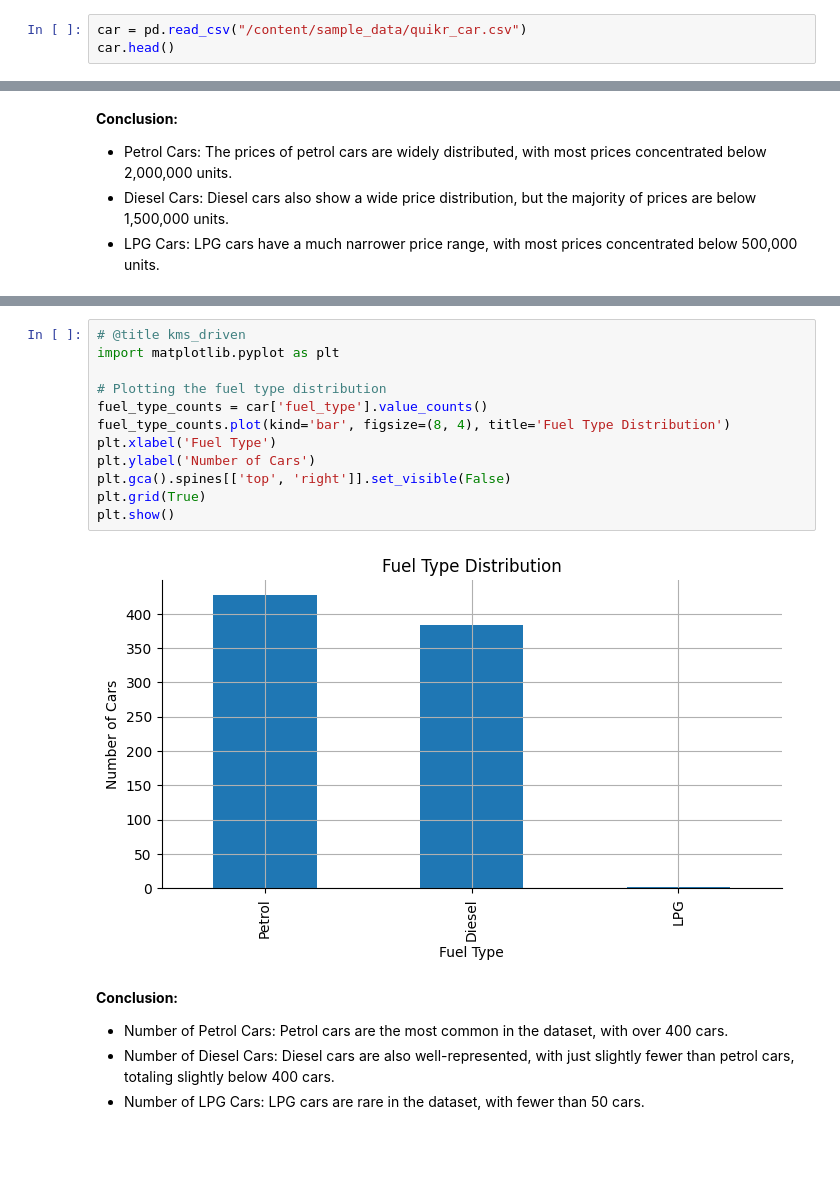
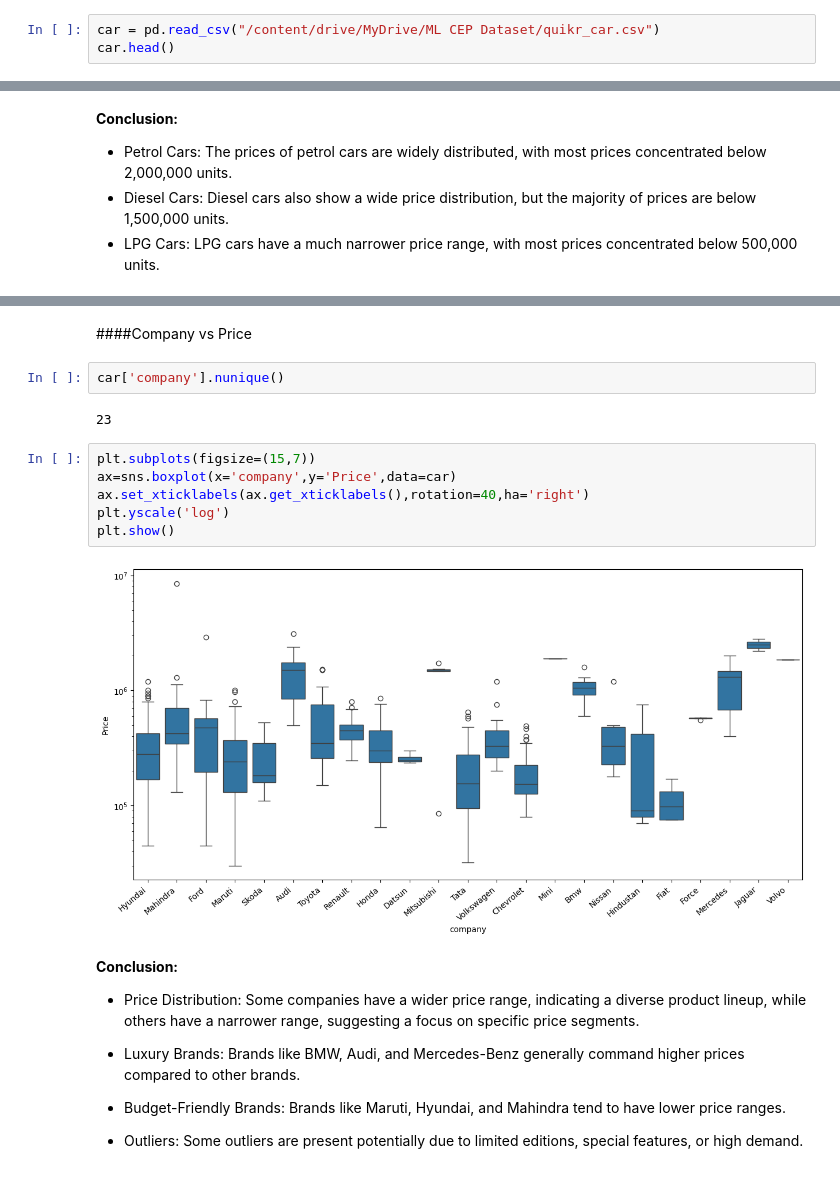
Before and after one commit to syed-ateeb-naveed/ML-CEP, a Jupyter notebook: ML_CEP.ipynb, the cells around one changed output, grey strips where cells are left out. Saved outputs shown, nothing was run; the diff lists cells and outputs as text; blank space fills up the shorter version.

Commit message:
Adjusted sections and added Company vs Price in EDA

```diff
--- a/ML_CEP.ipynb
+++ b/ML_CEP.ipynb
@@ -12,5 +19,5 @@ import pandas as pd
 # %%
-car = pd.read_csv("/content/sample_data/quikr_car.csv")
+car = pd.read_csv("/content/drive/MyDrive/ML CEP Dataset/quikr_car.csv")
 car.head()
 # %% [output]
 |  | name | company | year | Price | kms_driven | fuel_type |
@@ -490,20 +498,25 @@ plt.show()
-# %%
-# @title kms_driven
-import matplotlib.pyplot as plt
-
-# Plotting the fuel type distribution
-fuel_type_counts = car['fuel_type'].value_counts()
-fuel_type_counts.plot(kind='bar', figsize=(8, 4), title='Fuel Type Distribution')
-plt.xlabel('Fuel Type')
-plt.ylabel('Number of Cars')
-plt.gca().spines[['top', 'right']].set_visible(False)
-plt.grid(True)
-plt.show()
-# %% [output]
-[figure, removed]
-# %% [markdown]
-**Conclusion:**
-
-*   Number of Petrol Cars: Petrol cars are the most common in the dataset, with over 400 cars.
-*   Number of Diesel Cars: Diesel cars are also well-represented, with just slightly fewer than petrol cars, totaling slightly below 400 cars.
-*   Number of LPG Cars: LPG cars are rare in the dataset, with fewer than 50 cars.
+# %% [markdown]
+####Company vs Price
+# %%
+car['company'].nunique()
+# %% [output]
+23
+# %%
+plt.subplots(figsize=(15,7))
+ax=sns.boxplot(x='company',y='Price',data=car)
+ax.set_xticklabels(ax.get_xticklabels(),rotation=40,ha='right')
+plt.yscale('log')
+plt.show()
+# %% [output]
+[figure, added]
+# %% [markdown]
+**Conclusion:**
+
+
+
+*   Price Distribution: Some companies have a wider price range, indicating a diverse product lineup, while others have a narrower range, suggesting a focus on specific price segments.
+*   Luxury Brands: Brands like BMW, Audi, and Mercedes-Benz generally command higher prices compared to other brands.
+
+
+*   Budget-Friendly Brands: Brands like Maruti, Hyundai, and Mahindra tend to have lower price ranges.
+*   Outliers: Some outliers are present potentially due to limited editions, special features, or high demand.
```
Also changed, not shown: parts of 39 cells of this notebook.
